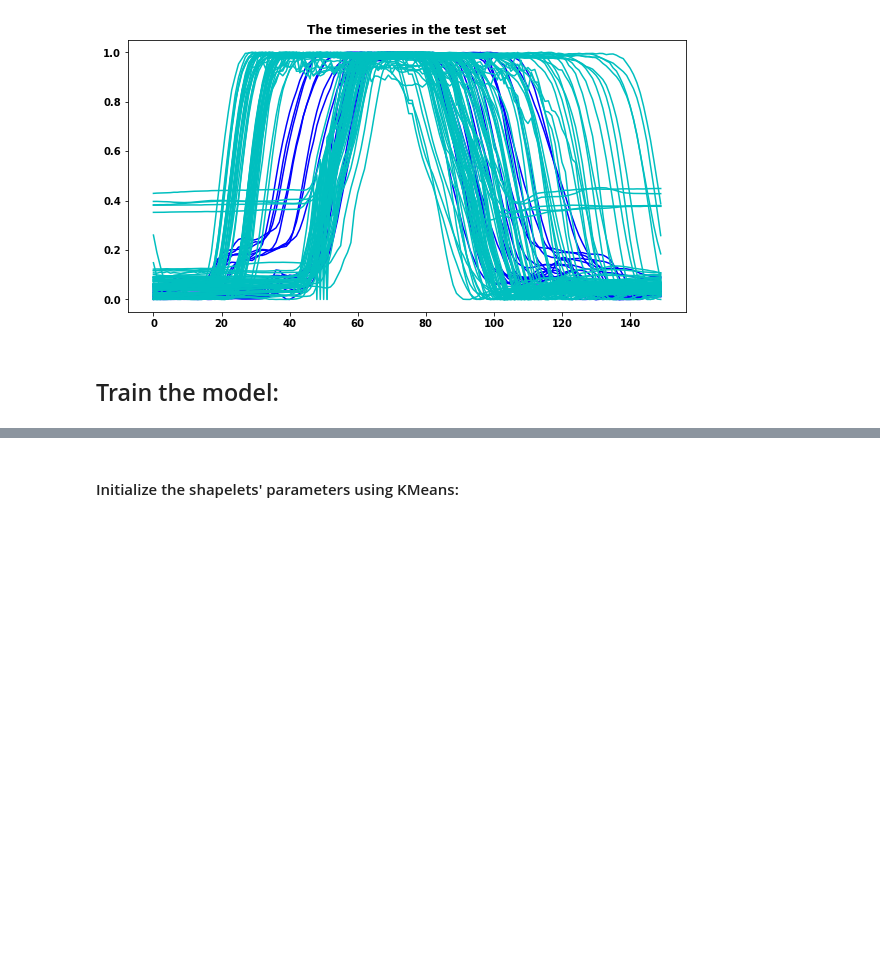
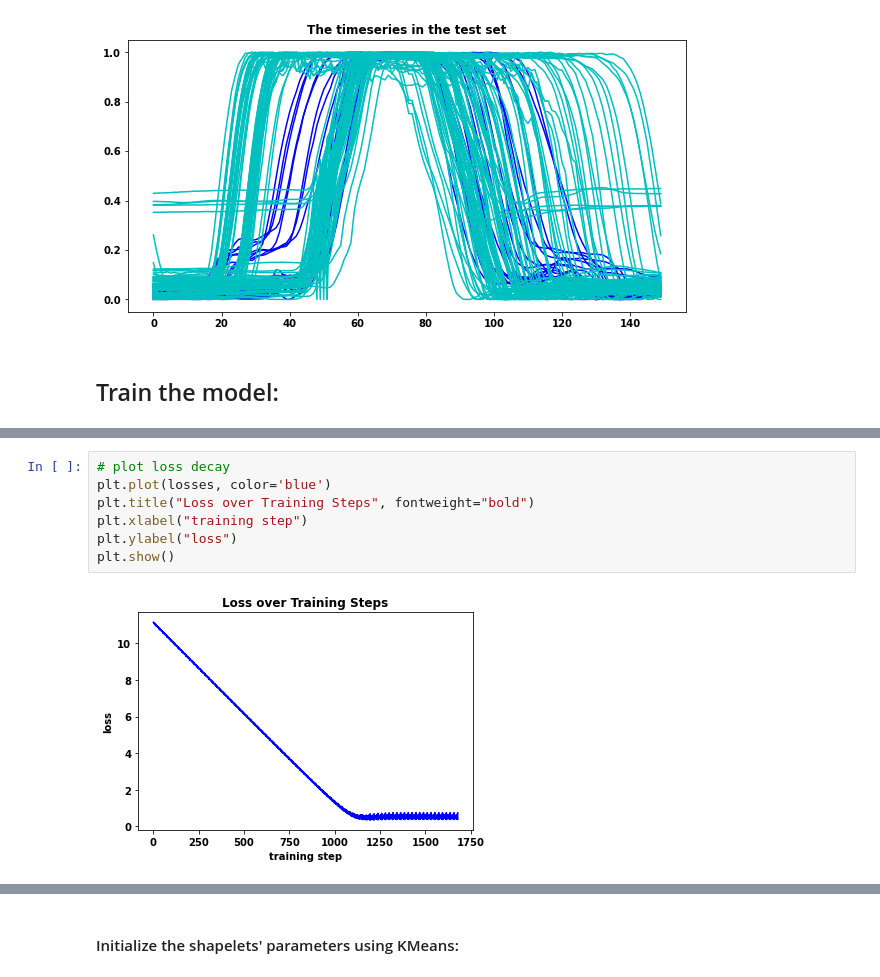
Before and after one commit to ludosGit/Shapelets, a Jupyter notebook: demo/demo_learning_gunpoint.ipynb, the cells around one changed output, grey strips where cells are left out. Cells and saved outputs as stored; diff of their text form; blank space fills up the shorter version.

```diff
--- a/demo/demo_learning_gunpoint.ipynb
+++ b/demo/demo_learning_gunpoint.ipynb
@@ -174,0 +213,9 @@ where $N_1 = |\{i, y_i=1\}|$
+# %%
+# plot loss decay
+plt.plot(losses, color='blue')
+plt.title("Loss over Training Steps", fontweight="bold")
+plt.xlabel("training step")
+plt.ylabel("loss")
+plt.show()
+# %% [output]
+[figure, added]
```
Also changed, not shown: parts of 16 cells of this notebook, 24 other files.
